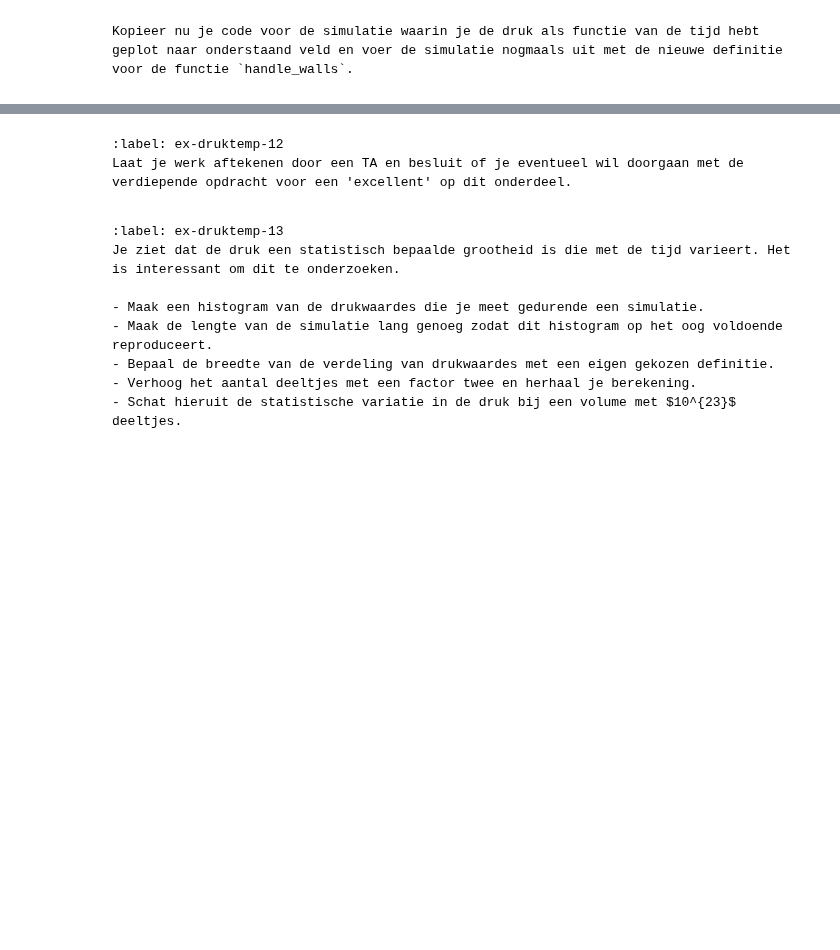
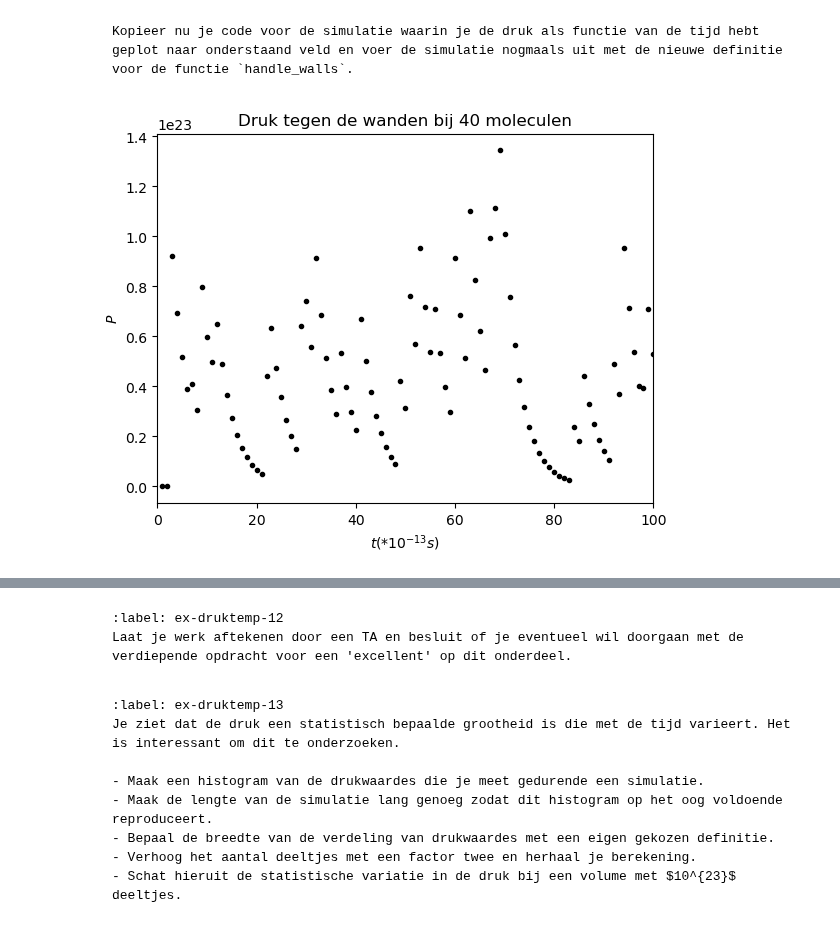
Before and after one commit to Eerkje/Annet-Erik, a Jupyter notebook: Content/PySim/5_druktemp.ipynb, the cells around one changed output, grey strips where cells are left out. Cells and saved outputs as stored; diff of their text form; code cells hidden in the pictures; blank space fills up the shorter version.

````diff
--- a/Content/PySim/5_druktemp.ipynb
+++ b/Content/PySim/5_druktemp.ipynb
@@ -367,8 +393,27 @@ Kopieer nu je code voor de simulatie waarin je de druk als functie van de tijd h
 ```
 # %%
 # RUIMTE VOOR GEKOPIEERDE FUNCTIE
+particles = []
+pressures = np.zeros(100) #lege array voor druk per tijdstap
+times = np.linspace(1, 100, 100)
 
-#your code/answer
+create_particles(particles)
+for i in range(100):
+    take_time_step(particles)
+    # vastleggen van temperatuur per tijdstap
+    pressures[i] = pressure
+
+#grafiek
+plt.figure()
+plt.title('Druk tegen de wanden bij 40 moleculen')
+plt.xlabel('$t (*10^{-13} s)$')
+plt.ylabel('$P$')
+plt.xlim(0,100)
+# plotten van tijd tegen druk
+plt.plot(times, pressures, 'k.')
+plt.show()
+# %% [output]
+[figure, added]
 # %% [markdown]
 Met de middeling kan je beter zien wat de gemiddelde waarde voor de druk in dit systeem is. Als dit voor jouw simulatie lastig is kan je de factor `alpha` aanpassen in de functie 'handle_walls`, zodat je over een langere periode het gemiddelde neemt. Hou daarbij wel rekening met de eis in [bovenstaande formule](int_norm)
 
````
Also changed, not shown: parts of 10 cells of this notebook.
